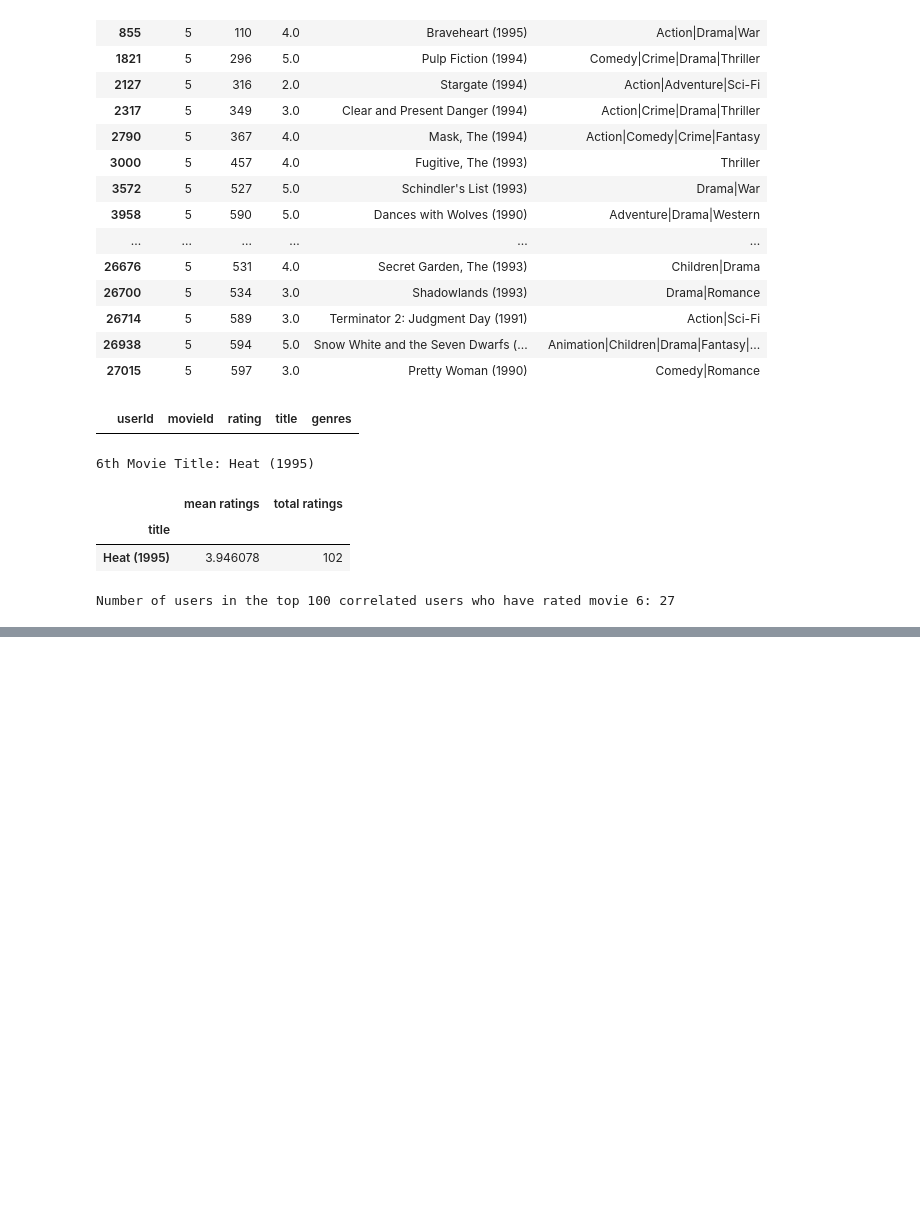
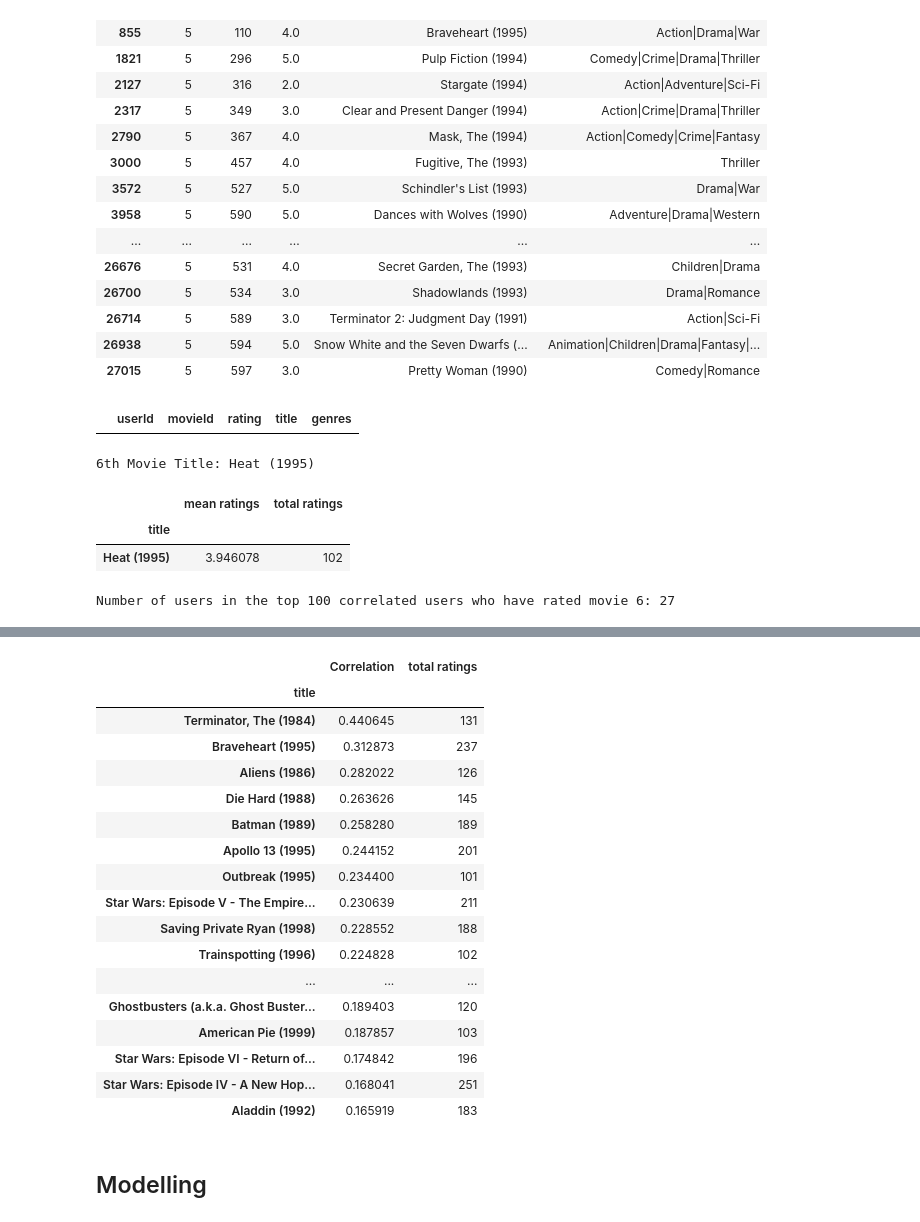
Before and after one commit to Dudimath/ScreenGenius-Smart-Movie-Suggestions, a Jupyter notebook: movie.ipynb, the cells around one changed output, grey strips where cells are left out. Drawn from its saved outputs; the diff is of its cells as text; code cells hidden in the pictures; blank space fills up the shorter version.

Commit message:
CF Item-based

```diff
--- a/movie.ipynb
+++ b/movie.ipynb
@@ -840,0 +914,6 @@ Number of users in the top 100 correlated users who have rated movie 6: 27
+# %%
+# Make a copy of the original utility matrix
+item_utility_matrix = pivot_matrix.copy()
+
+# Display the first 10 rows of the item utility matrix
+item_utility_matrix.head(10)
@@ -840,0 +959,6 @@ Number of users in the top 100 correlated users who have rated movie 6: 27
+# %%
+# Pearson correlation matrix for the item utility matrix
+item_correlation_matrix = item_util_matrix_filled.corr()
+
+# Display the correlation matrix
+item_correlation_matrix.head()
@@ -840,0 +979,12 @@ Number of users in the top 100 correlated users who have rated movie 6: 27
+# %%
+# the correlation values for 'Terminator 2: Judgment Day (1991)' from the correlation matrix
+terminator_corr = item_correlation_matrix['Terminator 2: Judgment Day (1991)']
+
+# Sort the correlation values in descending order
+terminator_corr = terminator_corr.sort_values(ascending=False)
+
+# Remove NaN values from the sorted correlation values
+terminator_corr.dropna(inplace=True)
+
+# Display the sorted correlation values for 'Terminator 2: Judgment Day (1991)'
+terminator_corr.head()
@@ -840,0 +999,10 @@ Number of users in the top 100 correlated users who have rated movie 6: 27
+# %%
+# DataFrame for movies similar to 'Terminator 2: Judgment Day (1991)' based on correlation
+movies_similar_to_terminator = pd.DataFrame(data=terminator_corr.values, columns=['Correlation'],
+                                            index=terminator_corr.index)
+
+# Join the 'total ratings' column from df_n_ratings DataFrame to the 'movies_similar_to_terminator' DataFrame
+movies_similar_to_terminator = movies_similar_to_terminator.join(mean_ratings['total ratings'])
+
+# Display the first 10 rows of movies similar to 'Terminator 2: Judgment Day (1991)'
+movies_similar_to_terminator.head(10)
@@ -840,0 +1022,31 @@ Number of users in the top 100 correlated users who have rated movie 6: 27
+# %%
+# Remove the first row, which is 'Terminator 2: Judgment Day (1991)' itself, from the DataFrame
+movies_similar_to_terminator = movies_similar_to_terminator[1:]
+
+# Filter movies with more than 100 total ratings and sort them by correlation in descending order
+top_similar_movies_terminator = movies_similar_to_terminator[movies_similar_to_terminator['total ratings'] > 100]
+top_similar_movies_terminator = top_similar_movies_terminator.sort_values(by=['Correlation'], ascending=False)
+
+# Display the top 10 movies similar to 'Terminator 2: Judgment Day (1991)'
+top_similar_movies_terminator.head(25)
+# %% [output]
+|  | Correlation | total ratings |
+| title |  |  |
+| Terminator, The (1984) | 0.440645 | 131 |
+| Braveheart (1995) | 0.312873 | 237 |
+| Aliens (1986) | 0.282022 | 126 |
+| Die Hard (1988) | 0.263626 | 145 |
+| Batman (1989) | 0.258280 | 189 |
+| Apollo 13 (1995) | 0.244152 | 201 |
+| Outbreak (1995) | 0.234400 | 101 |
+| Star Wars: Episode V - The Empire... | 0.230639 | 211 |
+| Saving Private Ryan (1998) | 0.228552 | 188 |
+| Trainspotting (1996) | 0.224828 | 102 |
+| ... | ... | ... |
+| Ghostbusters (a.k.a. Ghost Buster... | 0.189403 | 120 |
+| American Pie (1999) | 0.187857 | 103 |
+| Star Wars: Episode VI - Return of... | 0.174842 | 196 |
+| Star Wars: Episode IV - A New Hop... | 0.168041 | 251 |
+| Aladdin (1992) | 0.165919 | 183 |
+# %% [markdown]
+## Modelling
```
Also changed, not shown: parts of 19 cells of this notebook.
